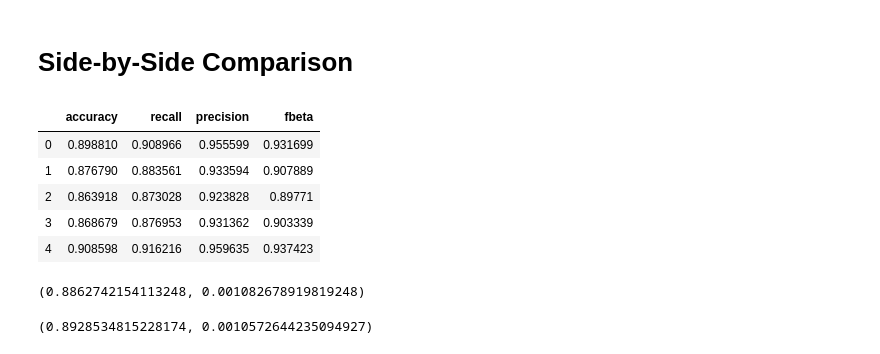
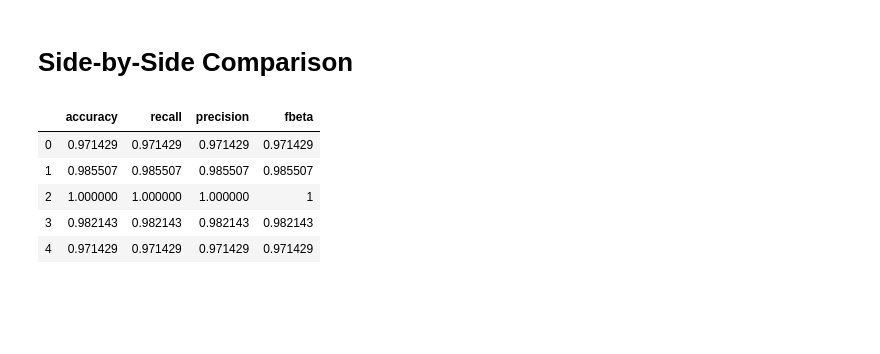
Before and after one commit to johanneshoetter/pointer_sort, a Jupyter notebook: PerformanceVisualization.ipynb, the cells around one changed output. Drawn from its saved outputs; the diff is of its cells as text; code cells hidden in the pictures; blank space fills up the shorter version.

```diff
--- a/PerformanceVisualization.ipynb
+++ b/PerformanceVisualization.ipynb
@@ -90,19 +104,27 @@ for idx, row in bootstrap_df_sp.iterrows():
+# %%
+version = 'sp'
+df_all = pd.read_csv('logging/combined_bootstrap_analysis_batchsize256_{}.txt'.format(version))
+df_o2n = pd.read_csv('logging/o2n_bootstrap_analysis_batchsize256_{}.txt'.format(version))
+df_o2o = pd.read_csv('logging/o2o_bootstrap_analysis_batchsize256_{}.txt'.format(version))
+df_o2z = pd.read_csv('logging/o2z_bootstrap_analysis_batchsize256_{}.txt'.format(version))
+dfs = {
+    'all': df_all,
+    'o2n': df_o2n,
+    'o2o': df_o2o,
+    'o2z': df_o2z,
+}
+for df in dfs.values():
+    df['fbeta'] = ''
+    for idx, row in df.iterrows():
+        _, recall, precision, _ = row
+        row['fbeta'] = fbeta_score(precision, recall)
+        df.loc[idx] = row
 # %%
-bootstrap_df_sp.head()
+df_o2z.head()
 # %% [output]
 |  | accuracy | recall | precision | fbeta |
-| 0 | 0.898810 | 0.908966 | 0.955599 | 0.931699 |
-| 1 | 0.876790 | 0.883561 | 0.933594 | 0.907889 |
-| 2 | 0.863918 | 0.873028 | 0.923828 | 0.89771 |
-| 3 | 0.868679 | 0.876953 | 0.931362 | 0.903339 |
-| 4 | 0.908598 | 0.916216 | 0.959635 | 0.937423 |
+| 0 | 0.971429 | 0.971429 | 0.971429 | 0.971429 |
+| 1 | 0.985507 | 0.985507 | 0.985507 | 0.985507 |
+| 2 | 1.000000 | 1.000000 | 1.000000 | 1 |
+| 3 | 0.982143 | 0.982143 | 0.982143 | 0.982143 |
+| 4 | 0.971429 | 0.971429 | 0.971429 | 0.971429 |
-# %%
-accuracies = list(bootstrap_df_sp['accuracy'].values)
-mean_confidence_interval(accuracies)
-# %% [output]
-(0.8862742154113248, 0.001082678919819248)
-# %%
-recalls = list(bootstrap_df_sp['recall'].values)
-mean_confidence_interval(recalls)
-# %% [output]
-(0.8928534815228174, 0.0010572644235094927)
```
Also changed, not shown: parts of 15 cells of this notebook, 36 other files.
